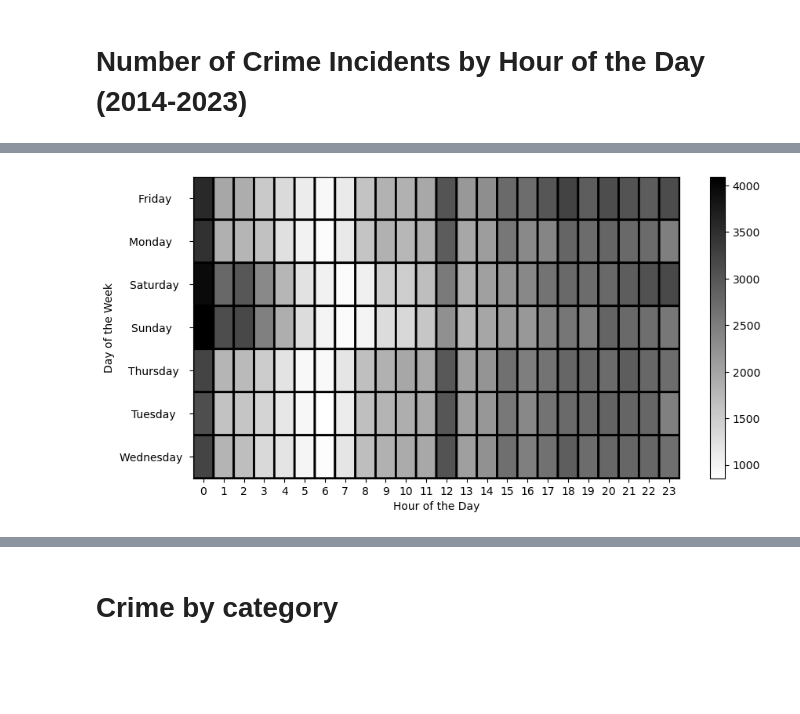
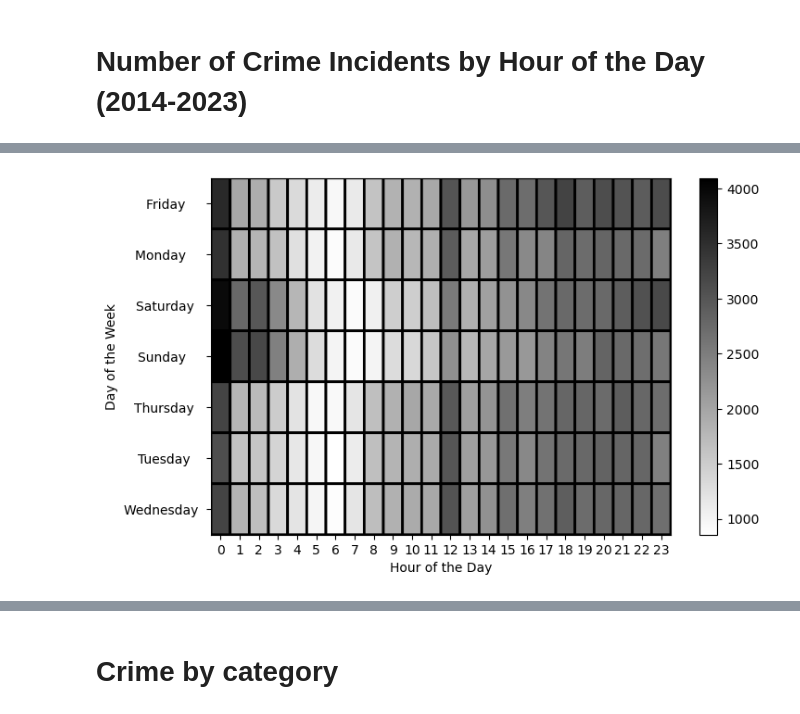
Before and after one commit to rentruong/ENGO645_TorontoCrimeAnalysis, a Jupyter notebook: DataExploration.ipynb, the cells around one changed output, grey strips where cells are left out. Saved outputs shown, nothing was run; the diff lists cells and outputs as text; code cells hidden in the pictures; blank space fills up the shorter version.

```diff
--- a/DataExploration.ipynb
+++ b/DataExploration.ipynb
@@ -266,27 +302,27 @@ plt.show()
 # %%
 import numpy as np
 import pandas as pd
 import matplotlib.pyplot as plt
 
 # Create DataFrame
 df = pd.DataFrame(MCI_data)
 
 # Create pivot table
 pivot_table = df.pivot_table(index='OCC_DOW', columns='OCC_HOUR', aggfunc='size', fill_value=0)
 
 # Create X and Y meshgrid
 X, Y = np.meshgrid(np.arange(len(pivot_table.columns) + 1), np.arange(len(pivot_table.index) + 1))
 
 # Plot gradient cells
-plt.figure(figsize=(10, 5))
+plt.figure(figsize=(8, 5))
 plt.pcolor(X, Y, pivot_table, cmap='gray_r', edgecolors='k', linewidths=2)
 plt.colorbar(label='')
 plt.title('')
 plt.xlabel('Hour of the Day')
 plt.ylabel('Day of the Week')
 plt.xticks(np.arange(len(pivot_table.columns)) + 0.5, pivot_table.columns)
 plt.yticks(np.arange(len(pivot_table.index)) + 0.5, pivot_table.index)
 plt.gca().invert_yaxis()  # Invert y-axis to display days of the week from top to bottom
 plt.show()
 # %% [output]
-[figure, old version]
+[figure, new version]
```
Also changed, not shown: parts of 11 cells of this notebook, 2 other files.
